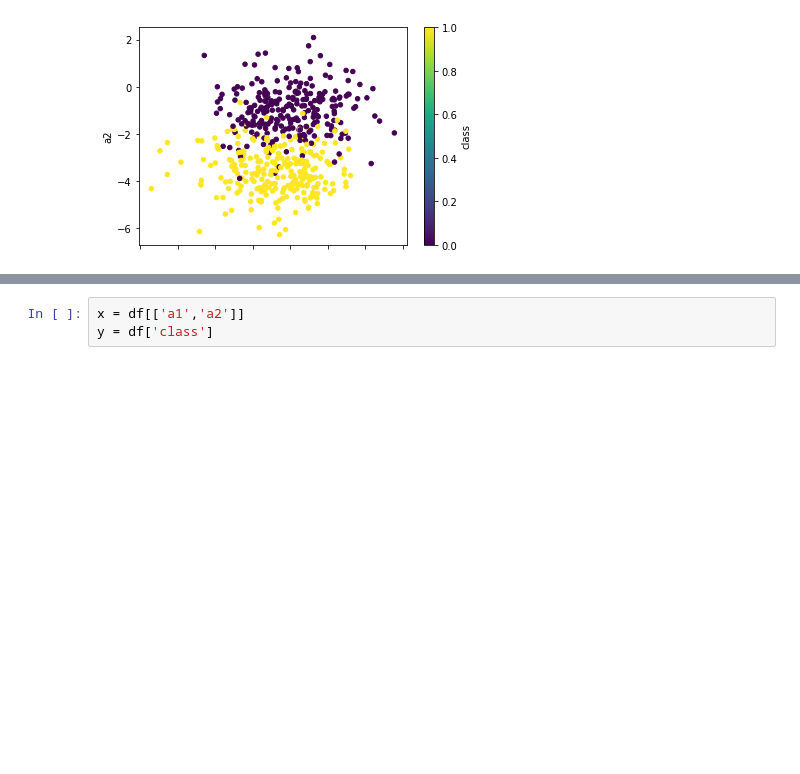
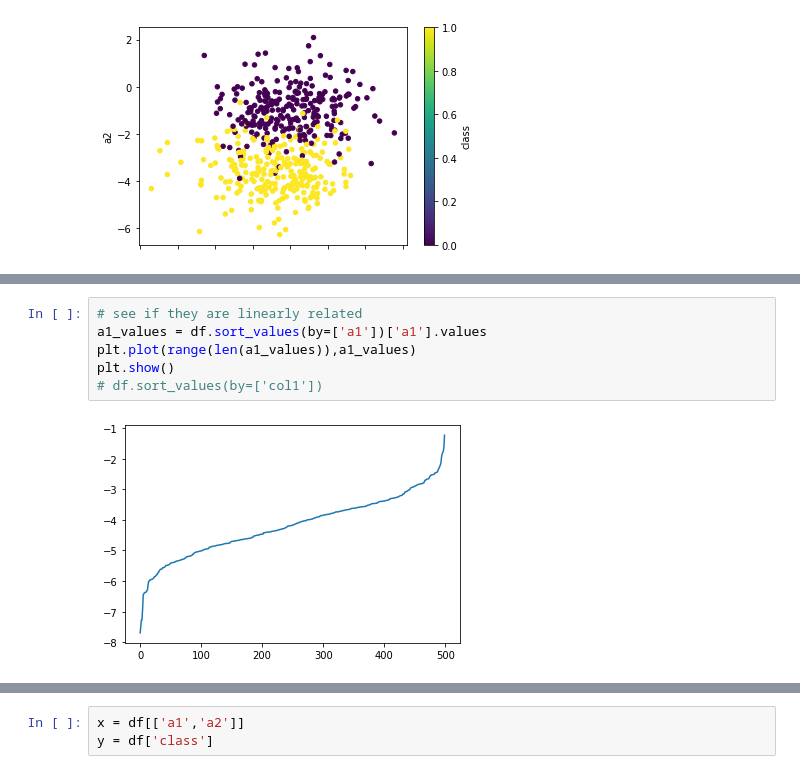
Before and after one commit to QiS9596/5243ExploratoryDataAnalysis, a Jupyter notebook: scripts/lab2.ipynb, the cells around one changed output, grey strips where cells are left out. Cells and saved outputs as stored; diff of their text form; blank space fills up the shorter version.

```diff
--- a/scripts/lab2.ipynb
+++ b/scripts/lab2.ipynb
@@ -24,0 +64,8 @@ df.plot.scatter(x = 'a1', y = 'a2', c='class', colormap = 'viridis')
+# %%
+# see if they are linearly related
+a1_values = df.sort_values(by=['a1'])['a1'].values
+plt.plot(range(len(a1_values)),a1_values)
+plt.show()
+# df.sort_values(by=['col1'])
+# %% [output]
+[figure, added]
```
Also changed, not shown: parts of 15 cells of this notebook.
